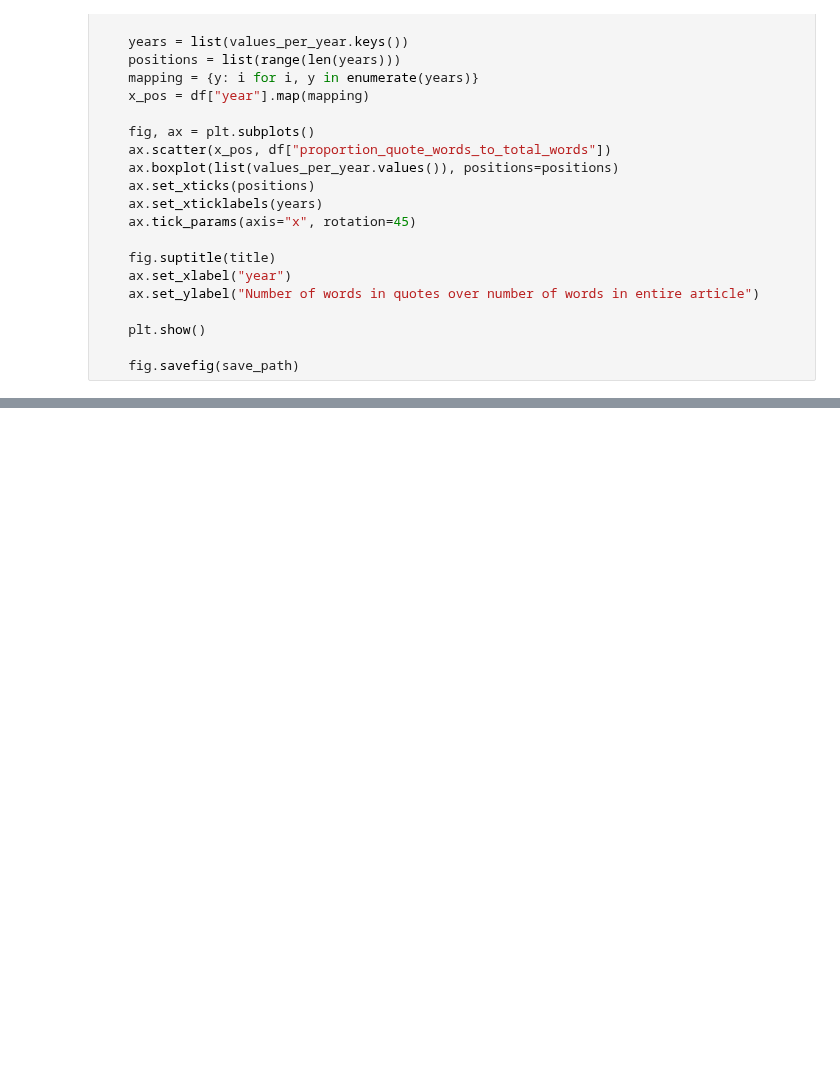
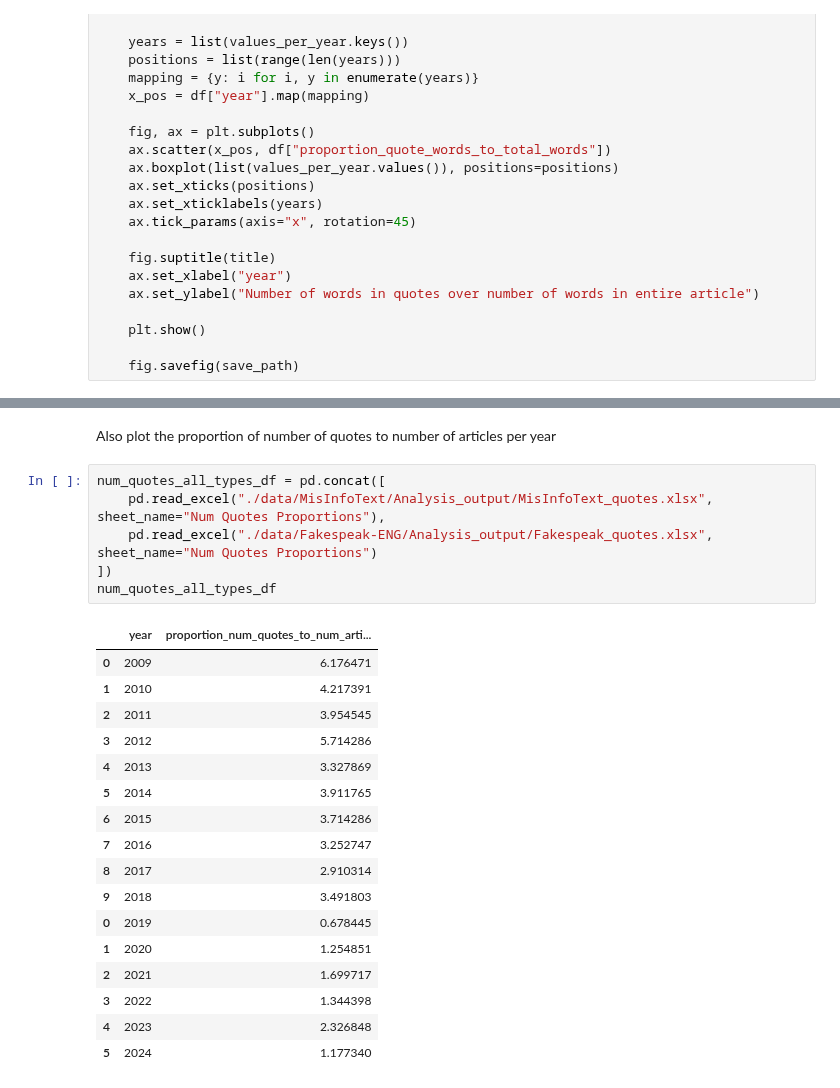
Before and after one commit to sfu-discourse-lab/fake_news_over_time, a Jupyter notebook: quotes_scatterplots.ipynb, the cells around one changed output, grey strips where cells are left out. Saved outputs shown, nothing was run; the diff lists cells and outputs as text; blank space fills up the shorter version.

Commit message:
Create plot for number of quotes per year

```diff
--- a/quotes_scatterplots.ipynb
+++ b/quotes_scatterplots.ipynb
@@ -104,0 +97,26 @@ plot_and_save_for_years(
+# %% [markdown]
+Also plot the proportion of number of quotes to number of articles per year
+# %%
+num_quotes_all_types_df = pd.concat([
+    pd.read_excel("./data/MisInfoText/Analysis_output/MisInfoText_quotes.xlsx", sheet_name="Num Quotes Proportions"),
+    pd.read_excel("./data/Fakespeak-ENG/Analysis_output/Fakespeak_quotes.xlsx", sheet_name="Num Quotes Proportions")
+])
+num_quotes_all_types_df
+# %% [output]
+|  | year | proportion_num_quotes_to_num_arti... |
+| 0 | 2009 | 6.176471 |
+| 1 | 2010 | 4.217391 |
+| 2 | 2011 | 3.954545 |
+| 3 | 2012 | 5.714286 |
+| 4 | 2013 | 3.327869 |
+| 5 | 2014 | 3.911765 |
+| 6 | 2015 | 3.714286 |
+| 7 | 2016 | 3.252747 |
+| 8 | 2017 | 2.910314 |
+| 9 | 2018 | 3.491803 |
+| 0 | 2019 | 0.678445 |
+| 1 | 2020 | 1.254851 |
+| 2 | 2021 | 1.699717 |
+| 3 | 2022 | 1.344398 |
+| 4 | 2023 | 2.326848 |
+| 5 | 2024 | 1.177340 |
```
Also changed, not shown: parts of 8 cells of this notebook, 1 other file.
